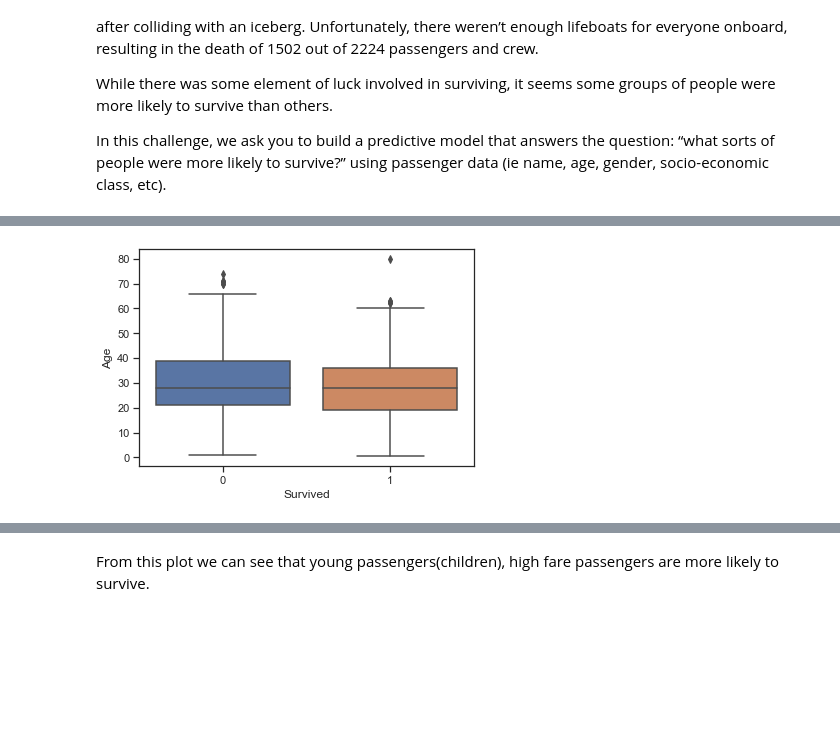
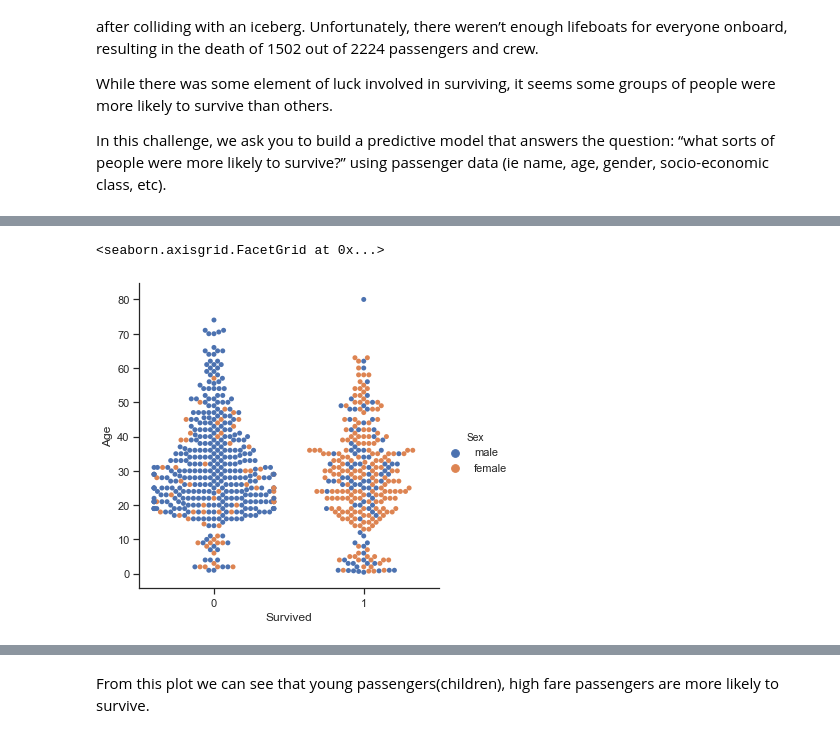
Before and after one commit to andychenns/Titanic-Survival-Prediction, a Jupyter notebook: Titanic Survival Prediction.ipynb, the cells around one changed output, grey strips where cells are left out. Cells and saved outputs as stored; diff of their text form; code cells hidden in the pictures; blank space fills up the shorter version.

Commit message:
More plot

```diff
--- a/Titanic Survival Prediction.ipynb
+++ b/Titanic Survival Prediction.ipynb
@@ -32,5 +61,6 @@ titanic.head(5)
 # %%
-titanic['Age']=titanic['Age'].astype(float)
-sns.boxplot(x="Survived", y="Age", data=titanic);
+#
+sns.catplot(x="Survived", y="Age", hue="Sex", kind="swarm", data=titanic)
 # %% [output]
+<seaborn.axisgrid.FacetGrid at 0x...>
-[figure, old version]
+[figure, new version]
```
Also changed, not shown: parts of 11 cells of this notebook.
